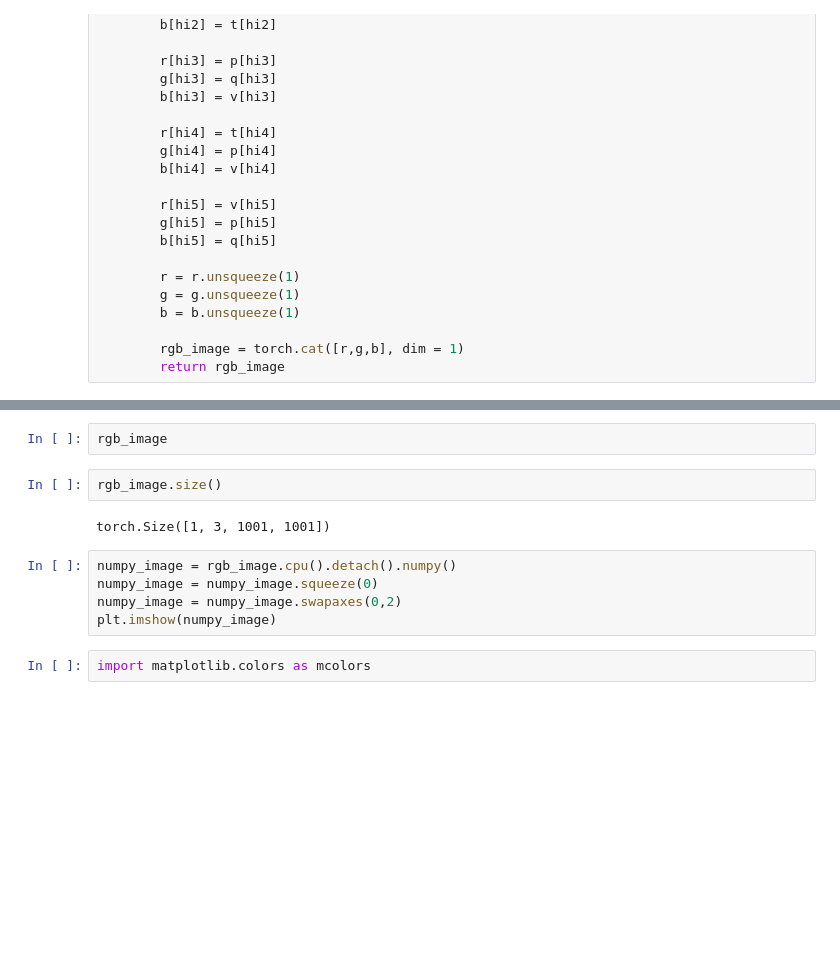
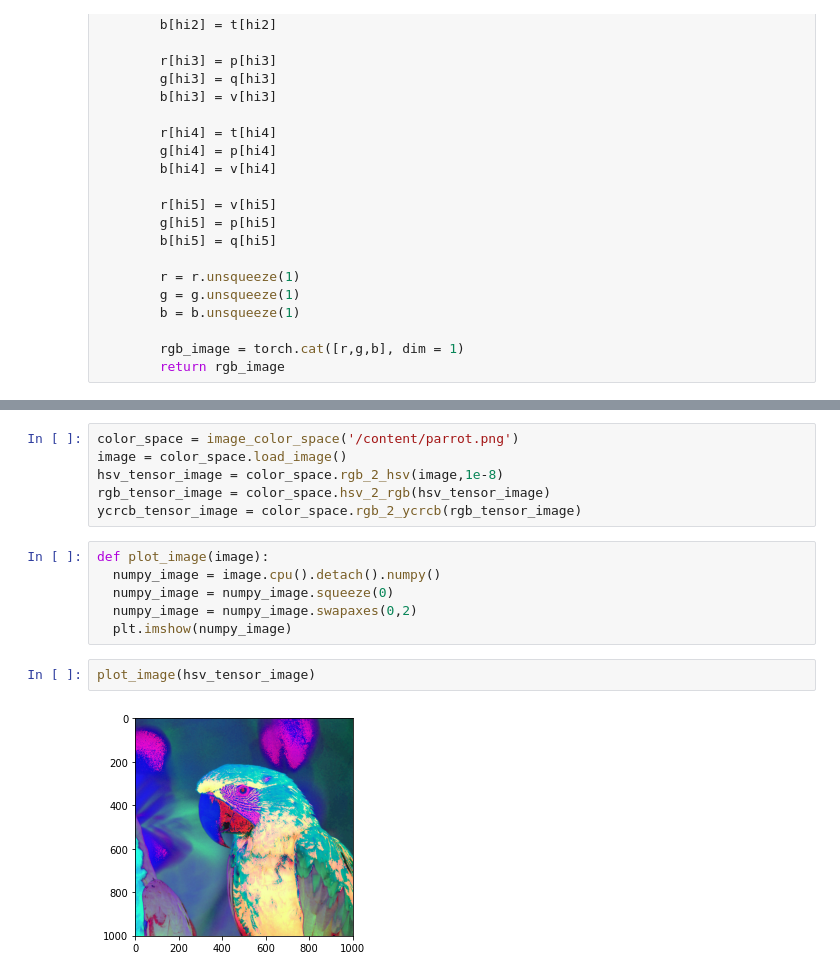
Before and after one commit to aguzel/computational_imaging, a Jupyter notebook: image_color_space.ipynb, the cells around one changed output, grey strips where cells are left out. Cells and saved outputs as stored; diff of their text form; blank space fills up the shorter version.

```diff
--- a/image_color_space.ipynb
+++ b/image_color_space.ipynb
@@ -175,13 +163,16 @@ rgb_image = color_space.hsv_2_rgb(hsv_tensor_image)
-# %%
-rgb_image
-# %%
-rgb_image.size()
-# %% [output]
-torch.Size([1, 3, 1001, 1001])
+# %%
+color_space = image_color_space('/content/parrot.png')
+image = color_space.load_image()
+hsv_tensor_image = color_space.rgb_2_hsv(image,1e-8)
+rgb_tensor_image = color_space.hsv_2_rgb(hsv_tensor_image)
+ycrcb_tensor_image = color_space.rgb_2_ycrcb(rgb_tensor_image)
 # %%
-numpy_image = rgb_image.cpu().detach().numpy()
-numpy_image = numpy_image.squeeze(0)
-numpy_image = numpy_image.swapaxes(0,2)
-plt.imshow(numpy_image)
+def plot_image(image):
+  numpy_image = image.cpu().detach().numpy()
+  numpy_image = numpy_image.squeeze(0)
+  numpy_image = numpy_image.swapaxes(0,2)
+  plt.imshow(numpy_image)
-# %%
-import matplotlib.colors as mcolors
+# %%
+plot_image(hsv_tensor_image)
+# %% [output]
+[figure, added]
```
Also changed, not shown: parts of 14 cells of this notebook.
